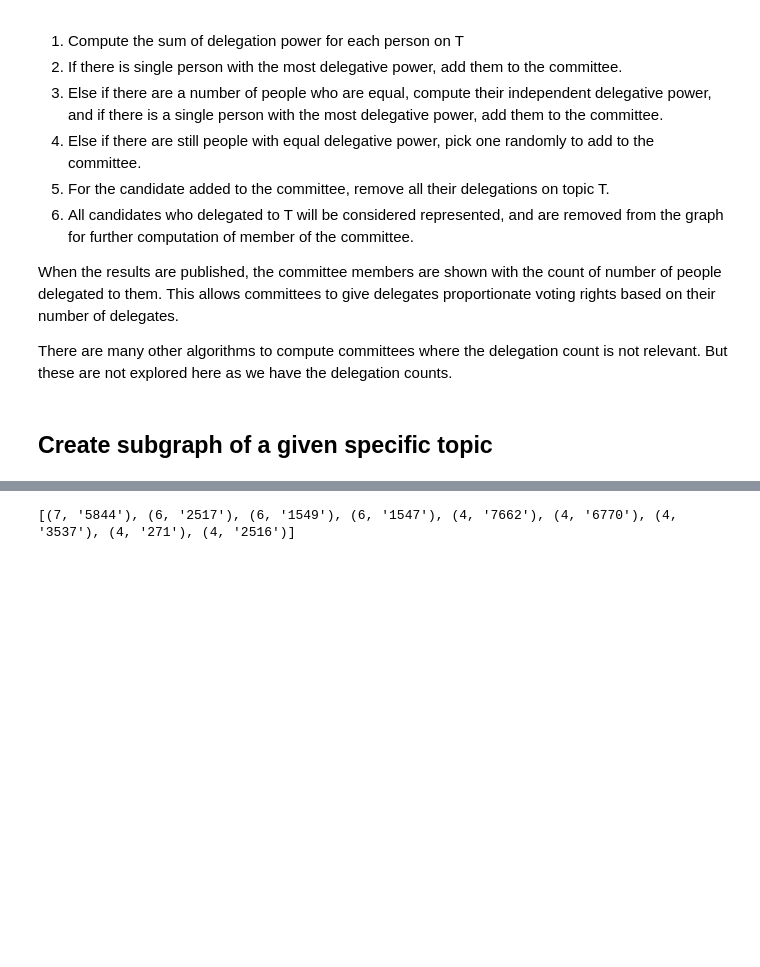
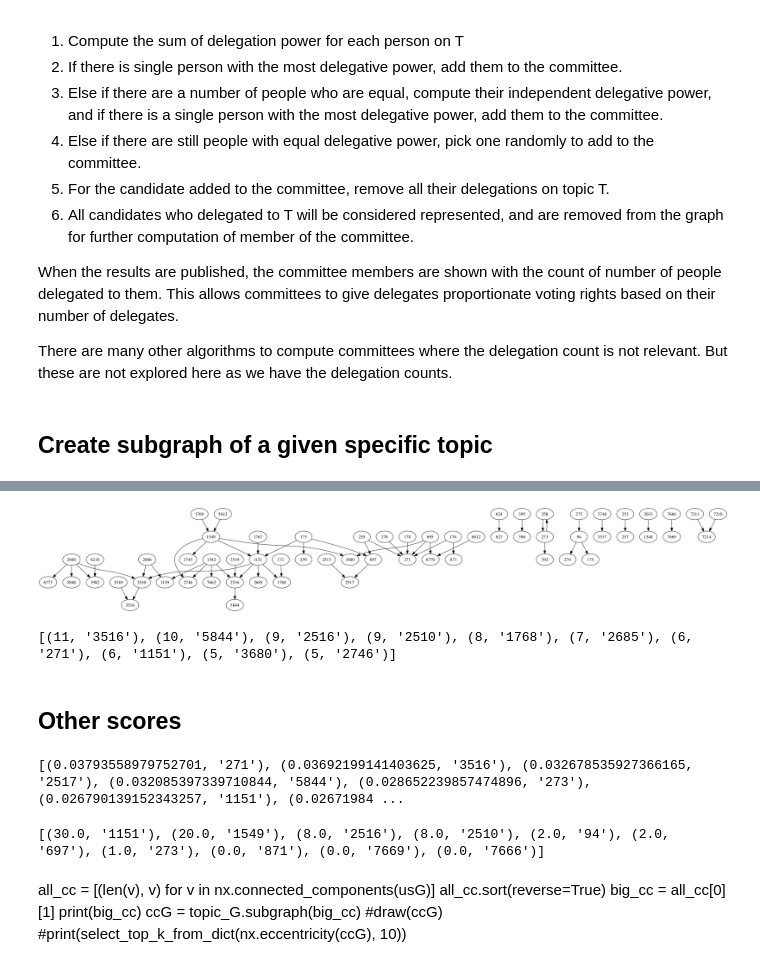
Before and after one commit to rodsenra/socialgraph, a Jupyter notebook: notebooks/Preprocess_Dataset.ipynb, the cells around one changed output, grey strips where cells are left out. Drawn from its saved outputs; the diff is of its cells as text; code cells hidden in the pictures; blank space fills up the shorter version.

Commit message:
New print graph strategy, some scores to evaluate node importance and compare with delegation power

```diff
--- a/notebooks/Preprocess_Dataset.ipynb
+++ b/notebooks/Preprocess_Dataset.ipynb
@@ -141,13 +142,16 @@ There are many other algorithms to compute committees where the delegation count
 # %% [markdown]
 ## Create subgraph of a given specific topic
 # %%
+filter_topic = topics[-1] # Groceries
+
+# identify the edges tagged with filter_topic
 topic_E = []
-filter_topic = topics[-1] # Groceries
 for e in sG.edges_iter():
     edge_attrs = sG.get_edge_data(*e)
     if edge_attrs['topic']==filter_topic:
         topic_E.append(e)
 
-topic_G = nx.DiGraph(E)
+# create induced subgraph from set of edges
+topic_G = nx.DiGraph(topic_E)
 print("{0} nodes {1} edges".format(len(topic_G.nodes()), len(topic_G.edges())))
 # %% [output]
@@ -172,8 +173,28 @@ top_powers = compute_powers(topic_G)
-# %%
-top_k = 10
-top_k_powers = []
-for i in range(1, top_k):
-    top_k_powers.append(top_powers.next())
-print(top_k_powers)
-# %% [output]
-[(7, '5844'), (6, '2517'), (6, '1549'), (6, '1547'), (4, '7662'), (4, '6770'), (4, '3537'), (4, '271'), (4, '2516')]
+# %%
+draw(topic_G, show='ipynb')
+# %% [output]
+[figure, added]
+# %%
+all_powers = compute_powers(topic_G)
+top_10 = select_top_k(all_powers, 10)
+print(top_10)
+# %% [output]
+[(11, '3516'), (10, '5844'), (9, '2516'), (9, '2510'), (8, '1768'), (7, '2685'), (6, '271'), (6, '1151'), (5, '3680'), (5, '2746')]
+# %% [markdown]
+## Other scores
+# %%
+print(select_top_k(nx.pagerank(topic_G), 10))
+# %% [output]
+[(0.03793558979752701, '271'), (0.03692199141403625, '3516'), (0.032678535927366165, '2517'), (0.032085397339710844, '5844'), (0.028652239857474896, '273'), (0.026790139152343257, '1151'), (0.02671984 ...
+# %%
+print(select_top_k(nx.betweenness_centrality(topic_G, normalized=False), 10))
+# %% [output]
+[(30.0, '1151'), (20.0, '1549'), (8.0, '2516'), (8.0, '2510'), (2.0, '94'), (2.0, '697'), (1.0, '273'), (0.0, '871'), (0.0, '7669'), (0.0, '7666')]
+# %% [markdown]
+all_cc = [(len(v), v) for v in nx.connected_components(usG)]
+all_cc.sort(reverse=True)
+big_cc = all_cc[0][1]
+print(big_cc)
+ccG = topic_G.subgraph(big_cc)
+#draw(ccG)
+#print(select_top_k_from_dict(nx.eccentricity(ccG), 10))
```
Also changed, not shown: parts of 6 cells of this notebook, 1 other file.
